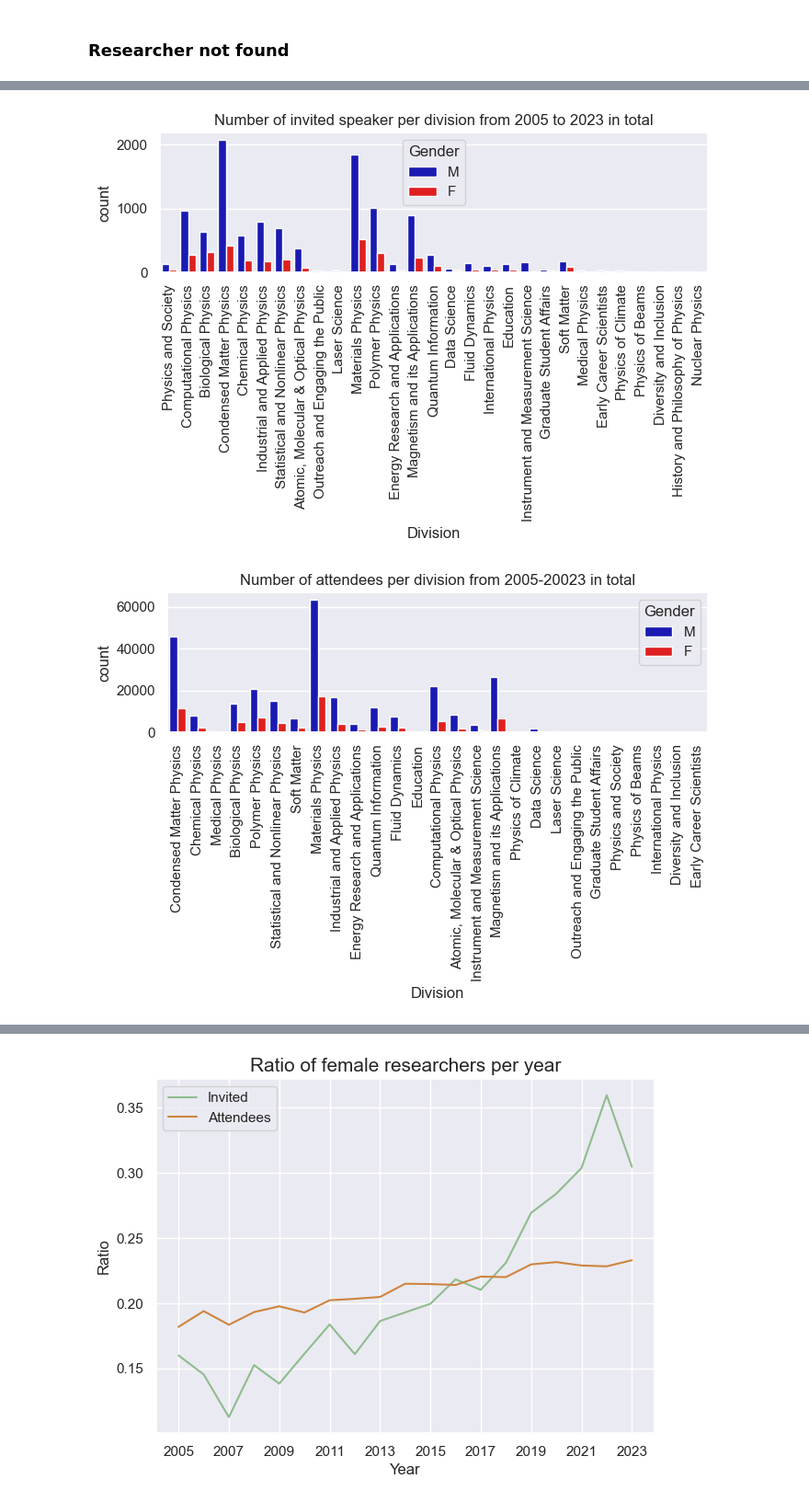
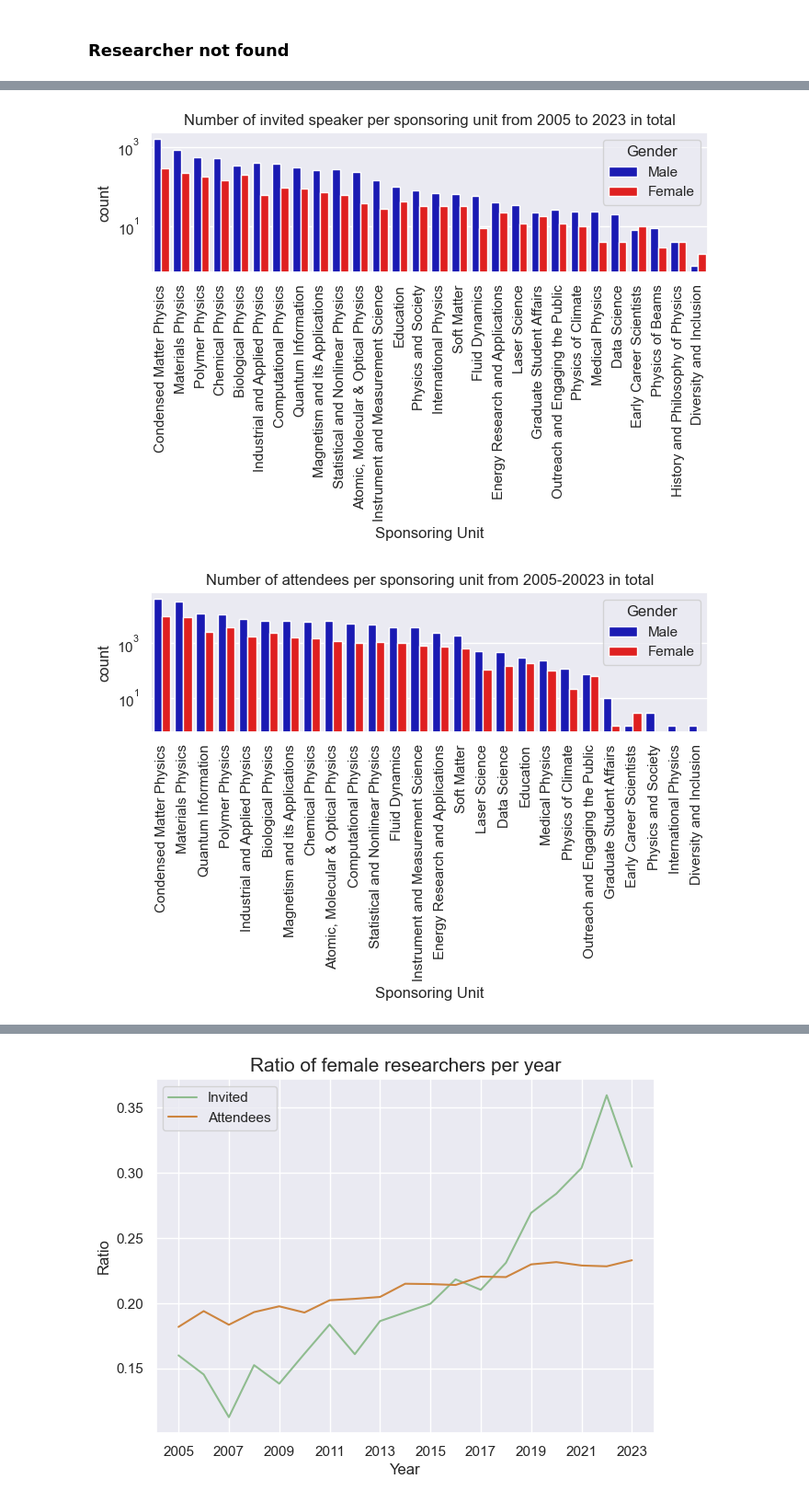
Before and after one commit to EllenWM/Evolution-of-Gender-Diversity-in-Physics-Conferences, a Jupyter notebook: Plots.ipynb, the cells around one changed output, grey strips where cells are left out. Shown at 92% size. Cells and saved outputs as stored; diff of their text form; code cells hidden in the pictures.

```diff
--- a/Plots.ipynb
+++ b/Plots.ipynb
@@ -8,7 +23,5 @@ pd.options.mode.chained_assignment = None  # default='warn'
 # %%
-#load data for researchers and divisions
-df_researchers = pd.read_pickle("Files/Dataframes/researchersFinal.pkl")
-researchers = df_researchers.drop_duplicates(subset = ['SearchName', 'Year', 'SessionType']) #only unique researchers(wrt. year and session type)
-divisionResearchers = df_researchers.drop_duplicates(subset = ['SearchName', 'Year', 'Division', 'SessionType']) #unique researchers, also wrt. division
-errorResearchers = pd.read_pickle("Files/Dataframes/errorResearchers_filtered.pkl")
-errorResearchers_gender = pd.read_pickle("Files/Dataframes/ResearchersNotFound_wGender.pkl")
+researchers = researcher_positiveSeniority.drop_duplicates(subset = ['SearchName', 'Year', 'SessionType']) #only unique researchers(wrt. year and session type)
+sponsUnitResearchers = researcher_positiveSeniority.drop_duplicates(subset = ['SearchName', 'Year', 'SessionType', 'AssignedSponsoringUnit']) #unique researchers, also wrt. sponsoring unit
+#errorResearchers = pd.read_pickle("Files/Dataframes/errorResearchers_filtered.pkl").drop_duplicates(subset = ['SearchName', 'Year', 'SessionType']) #only unique researchers(wrt. year and session type)
+uniqueResearchers = researchers.drop_duplicates(subset='SearchName')
@@ -269,23 +239,25 @@ attendees_divisions = divisionResearchers[divisionResearchers.SessionType == 'at
 # %%
-sns.countplot(x = 'Division', data = invited_divisions , hue = 'Gender', palette=["mediumblue", "red"])
+sns.countplot(data = invited_divisions, x = 'AssignedSponsoringUnit', order = invited_divisions.AssignedSponsoringUnit.value_counts().index, hue = 'Gender', palette=["mediumblue", "red"])
 plt.xticks(rotation=90)
-plt.xlabel('Division')
-plt.title('Number of invited speaker per division from 2005 to 2023 in total')
+plt.yscale('log')
+plt.xlabel('Sponsoring Unit')
+plt.title('Number of invited speaker per sponsoring unit from 2005 to 2023 in total')
 plt.tight_layout()
 plt.savefig("Figures/invited_divisions.png", bbox_inches='tight')
 plt.show()
 # %% [output]
-[figure, old version]
+[figure, new version]
 # %%
-sns.countplot(x = 'Division', data = attendees_divisions, hue = 'Gender', palette=["mediumblue", "red"])
+sns.countplot(data = attendees_divisions, x = 'AssignedSponsoringUnit', order = attendees_divisions.AssignedSponsoringUnit.value_counts().index, hue = 'Gender', palette=["mediumblue", "red"])
 plt.xticks(rotation=90)
-plt.xlabel('Division')
-plt.title('Number of attendees per division from 2005-20023 in total')
+plt.yscale('log')
+plt.xlabel('Sponsoring Unit')
+plt.title('Number of attendees per sponsoring unit from 2005-20023 in total')
 plt.tight_layout()
-plt.savefig("Figures/participants_divisions.png", bbox_inches='tight')
+plt.savefig("Figures/participants_sponsoringUnit.png", bbox_inches='tight')
 plt.show()
 # %% [output]
-[figure, old version]
+[figure, new version]
 # %%
 #calculate gender ratio
 genderRatio_invited = pd.crosstab(index=invited.Year,
```
Also changed, not shown: parts of 104 cells of this notebook, 10 other files.
